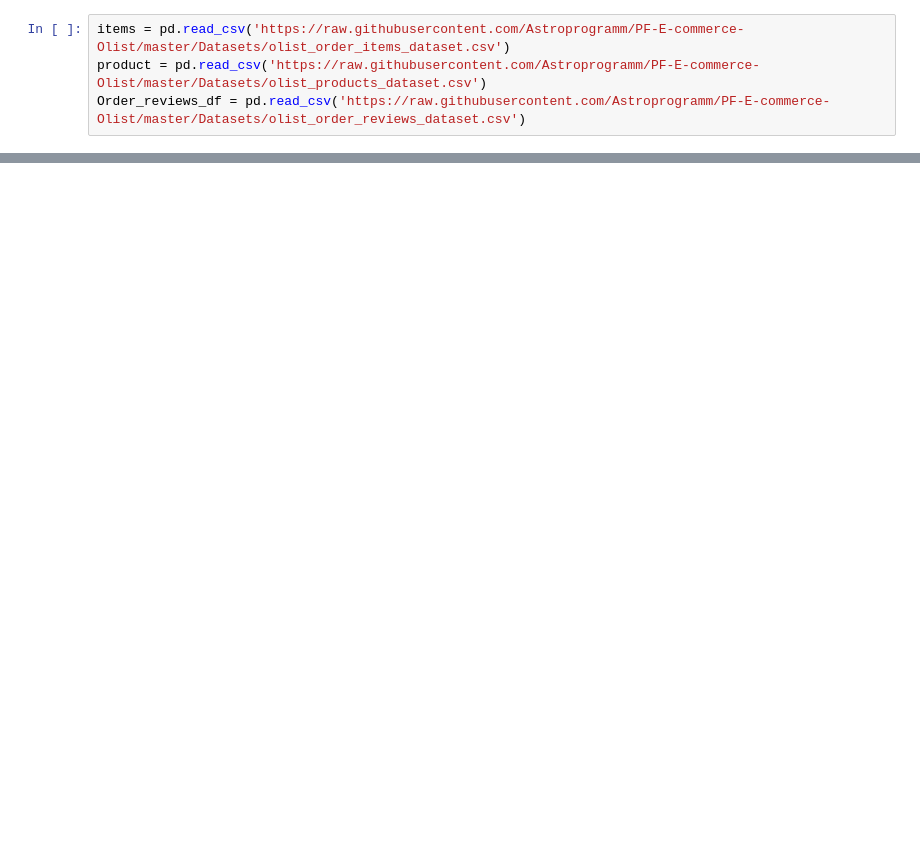
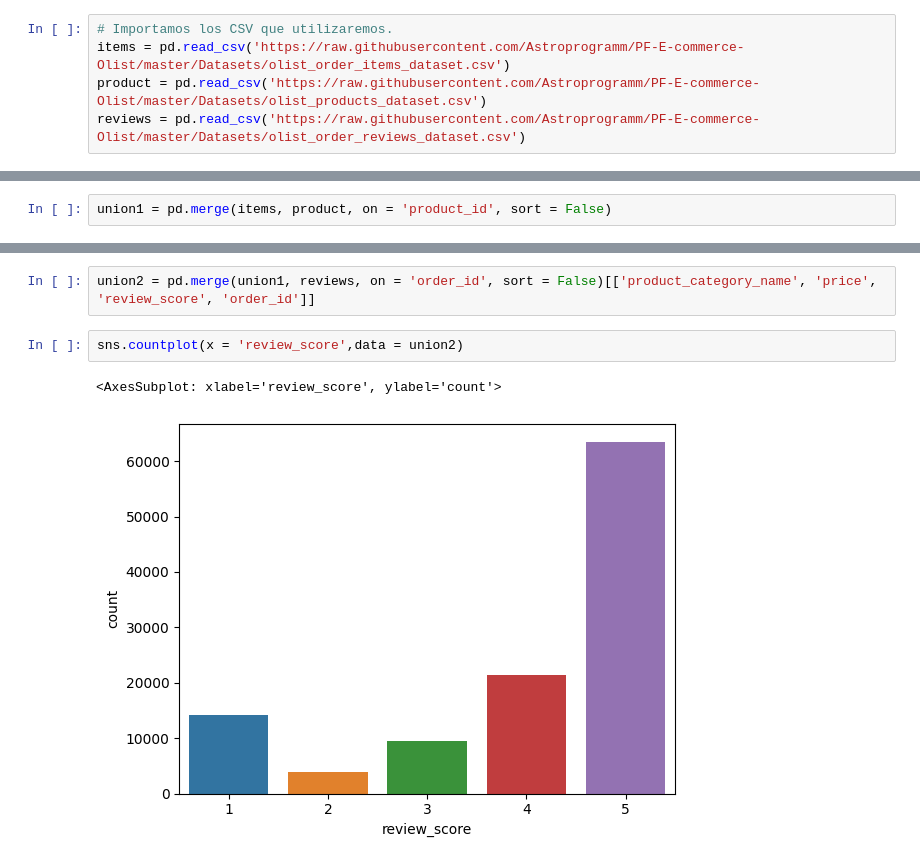
Before and after one commit to Astroprogramm/PF-E-commerce-Olist, a Jupyter notebook: Entregables/Sprint_3/Machine_Learning_Models/Recommender_model/modelos_ensayo_ml.ipynb, the cells around one changed output, grey strips where cells are left out. Cells and saved outputs as stored; diff of their text form; blank space fills up the shorter version.

```diff
--- a/Entregables/Sprint_3/Machine_Learning_Models/Recommender_model/modelos_ensayo_ml.ipynb
+++ b/Entregables/Sprint_3/Machine_Learning_Models/Recommender_model/modelos_ensayo_ml.ipynb
@@ -20,4 +19,5 @@ from sklearn.metrics.pairwise import cosine_similarity
 # %%
+# Importamos los CSV que utilizaremos.
 items = pd.read_csv('https://raw.githubusercontent.com/Astroprogramm/PF-E-commerce-Olist/master/Datasets/olist_order_items_dataset.csv')
 product = pd.read_csv('https://raw.githubusercontent.com/Astroprogramm/PF-E-commerce-Olist/master/Datasets/olist_products_dataset.csv')
-Order_reviews_df = pd.read_csv('https://raw.githubusercontent.com/Astroprogramm/PF-E-commerce-Olist/master/Datasets/olist_order_reviews_dataset.csv')
+reviews = pd.read_csv('https://raw.githubusercontent.com/Astroprogramm/PF-E-commerce-Olist/master/Datasets/olist_order_reviews_dataset.csv')
@@ -255,0 +42,2 @@ random.choice(dataset['product_category_name'].iloc[producto_index])
+# %%
+union1 = pd.merge(items, product, on = 'product_id', sort = False)
@@ -255,0 +49,7 @@ random.choice(dataset['product_category_name'].iloc[producto_index])
+# %%
+union2 = pd.merge(union1, reviews, on = 'order_id', sort = False)[['product_category_name', 'price', 'review_score', 'order_id']]
+# %%
+sns.countplot(x = 'review_score',data = union2)
+# %% [output]
+<AxesSubplot: xlabel='review_score', ylabel='count'>
+[figure, added]
```
Also changed, not shown: parts of 48 cells of this notebook.
